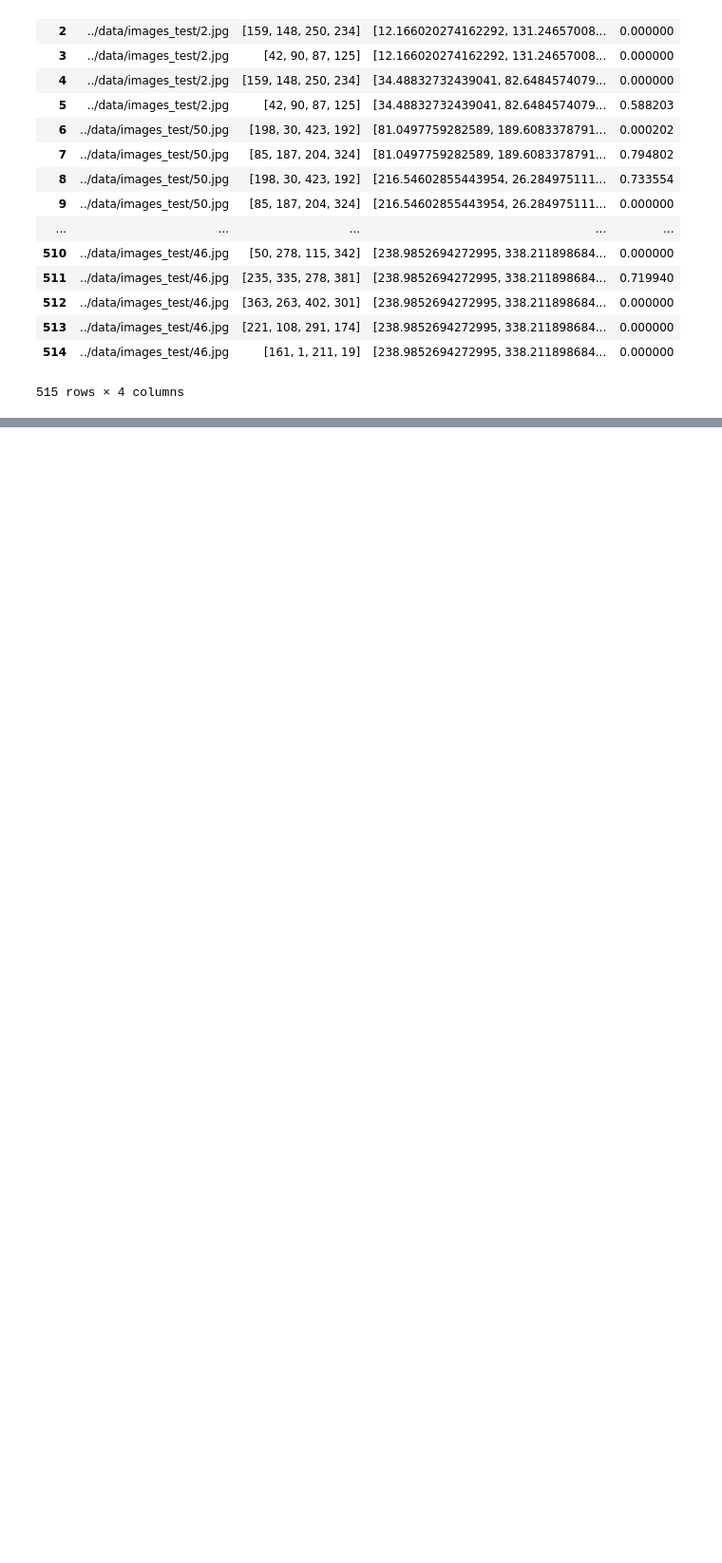
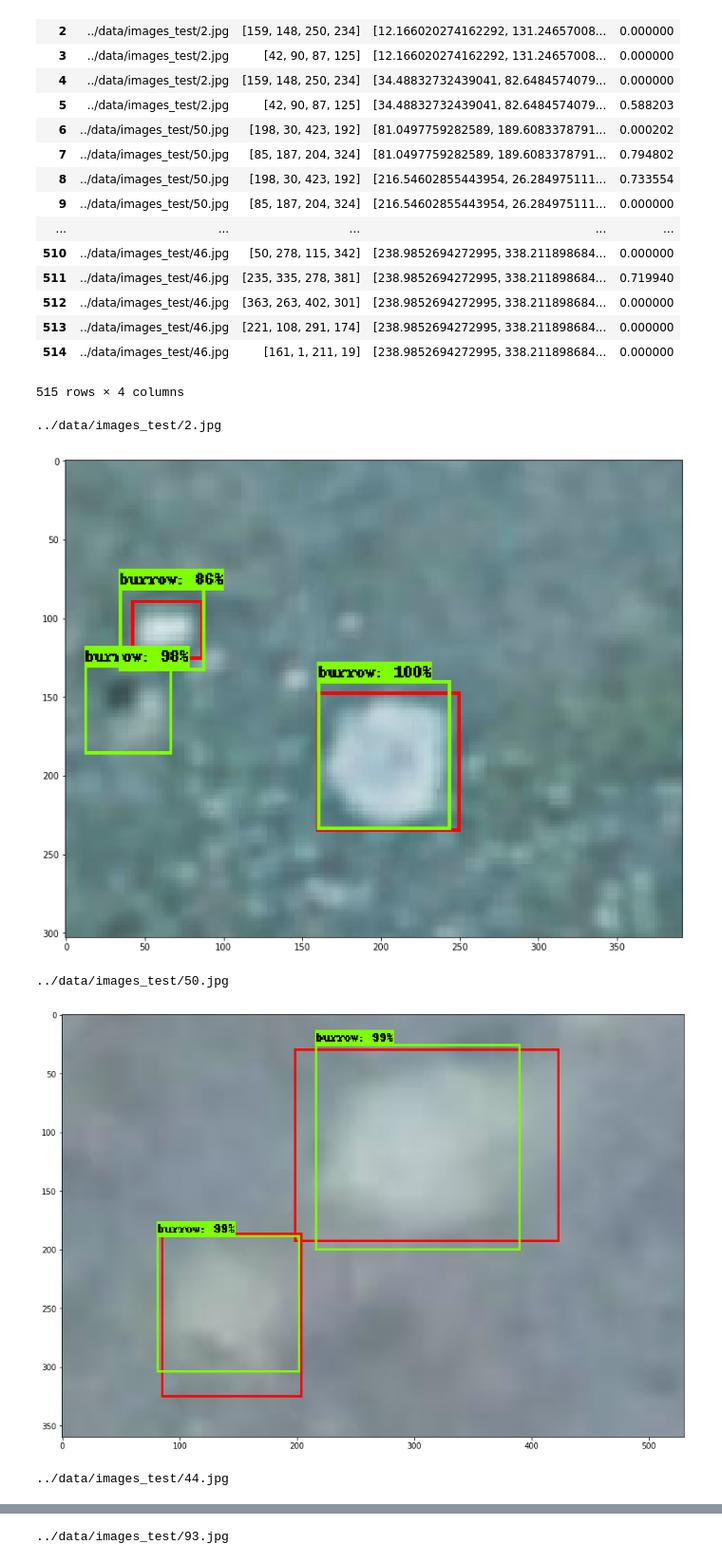
Before and after one commit to rc1208/prairie-burrow-distribution-using-AI, a Jupyter notebook: object_detection/prarie-burrow-notebook-results.ipynb, the cells around one changed output, grey strips where cells are left out. Shown at 95% size. Cells and saved outputs as stored; diff of their text form; code cells hidden in the pictures; blank space fills up the shorter version.

Commit message:
adding notebook results

```diff
--- a/object_detection/prarie-burrow-notebook-results.ipynb
+++ b/object_detection/prarie-burrow-notebook-results.ipynb
@@ -498,3 +500,78 @@ df
 515 rows × 4 columns
 # %%
 df.to_csv('../data/results.csv')
+# %%
+### VISUALIZE ALL TEST IMAGES ###
+
+for image_name in image_file_list:
+
+    #print(image_name)
+    corresponding_xml_name_substring = image_name[:image_name.find('.jpg')]
+
+
+    PATH_TO_TEST_IMAGE_FILE = PATH_TO_TEST_IMAGES_DIR + image_name
+    PATH_TO_TEST_XML_FILE = PATH_TO_TEST_XML_DIR + corresponding_xml_name_substring + '.xml'
+
+
+    root = ET.parse(PATH_TO_TEST_XML_FILE).getroot()
+    width = int(root.find('size')[0].text)
+    height = int(root.find('size')[1].text)
+
+
+    #ground truth, an array of array of ground truth from the xml file where each elem ->  ["xmin","ymin", "xmax", "ymax"]
+    ground_truth = []
+
+    for obj in root.findall('object'):
+         xmin = int(obj.find('bndbox')[0].text)
+         ymin = int(obj.find('bndbox')[1].text)
+         xmax = int(obj.find('bndbox')[2].text)
+         ymax = int(obj.find('bndbox')[3].text)
+         #xmin, ymin, xmax, ymax
+         ground_truth.append([xmin, ymin, xmax, ymax])
+
+
+
+
+    print(PATH_TO_TEST_IMAGE_FILE)
+    image = Image.open(PATH_TO_TEST_IMAGE_FILE)
+
+    # the array based representation of the image will be used later in order to prepare the
+    # result image with boxes and labels on it.
+    #image_np = load_image_into_numpy_array(image)
+
+    image_np = cv2.imread(PATH_TO_TEST_IMAGE_FILE,1)
+
+    # Expand dimensions since the model expects images to have shape: [1, None, None, 3]
+    image_np_expanded = np.expand_dims(image_np, axis=0)
+
+    # Actual detection.
+    output_dict = run_inference_for_single_image(image_np_expanded, detection_graph)
+    boxes = output_dict['detection_boxes']
+    scores = output_dict['detection_scores']
+
+
+
+    #visualize ground truth
+    for row in ground_truth:
+        vis_util.draw_bounding_box_on_image_array(image_np, row[1], row[0], row[3], row[2], color='red', thickness = 2, use_normalized_coordinates = False)
+
+
+    #visualize prediction
+    vis_util.visualize_boxes_and_labels_on_image_array(
+      image_np,
+      output_dict['detection_boxes'],
+      output_dict['detection_classes'],
+      output_dict['detection_scores'],
+      category_index,
+      instance_masks=output_dict.get('detection_masks'),
+      use_normalized_coordinates=True,
+      line_thickness=2)
+    plt.figure(figsize=IMAGE_SIZE)
+    plt.imshow(image_np)
+    plt.show()
+# %% [output]
+../data/images_test/2.jpg
+[figure, added]
+../data/images_test/50.jpg
+[figure, added]
+../data/images_test/44.jpg
@@ -500,0 +579 @@ df.to_csv('../data/results.csv')
+../data/images_test/93.jpg
```
Also changed, not shown: parts of 6 cells of this notebook.
